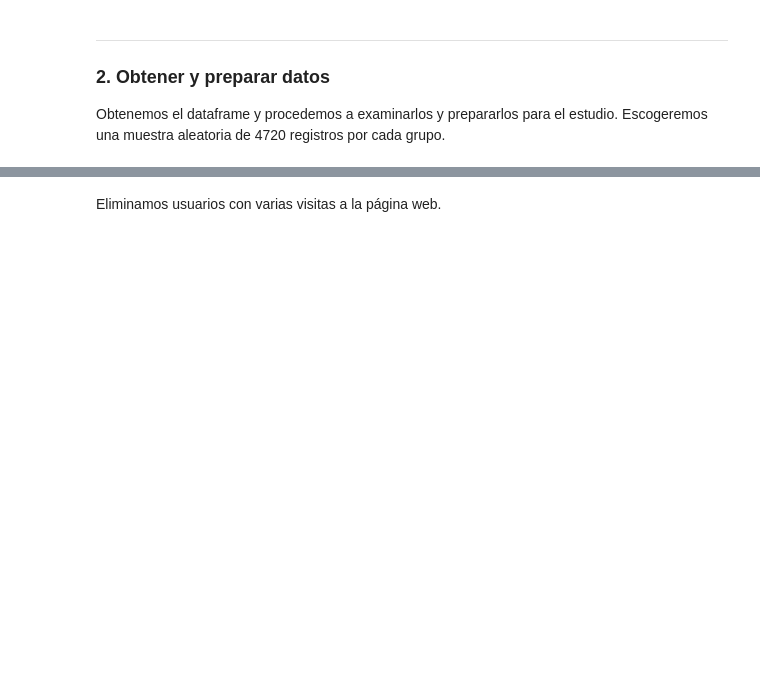
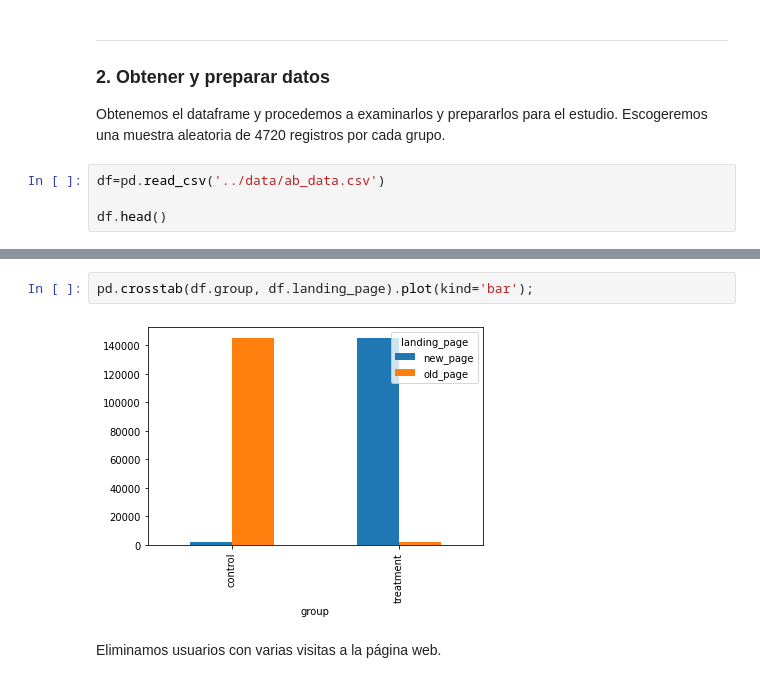
Before and after one commit to Ironhack-Data-Madrid-Abril-2021/Material_Clase, a Jupyter notebook: semana_5/2.2 - AB Testing.ipynb, the cells around one changed output, grey strips where cells are left out. Saved outputs shown, nothing was run; the diff lists cells and outputs as text; blank space fills up the shorter version.

```diff
--- a/semana_5/2.2 - AB Testing.ipynb
+++ b/semana_5/2.2 - AB Testing.ipynb
@@ -78,3 +108,7 @@ Establecer el `poder estadístico` en 0.8 implica que si existe una diferencia s
 
 
 Obtenemos el dataframe y procedemos a examinarlos y prepararlos para el estudio. Escogeremos una muestra aleatoria de 4720 registros por cada grupo.
+# %%
+df=pd.read_csv('../data/ab_data.csv')
+
+df.head()
@@ -81,2 +144,6 @@ Obtenemos el dataframe y procedemos a examinarlos y prepararlos para el estudio.
+# %%
+pd.crosstab(df.group, df.landing_page).plot(kind='bar');
+# %% [output]
+[figure, added]
 # %% [markdown]
 Eliminamos usuarios con varias visitas a la página web.
```
Also changed, not shown: parts of 28 cells of this notebook.
